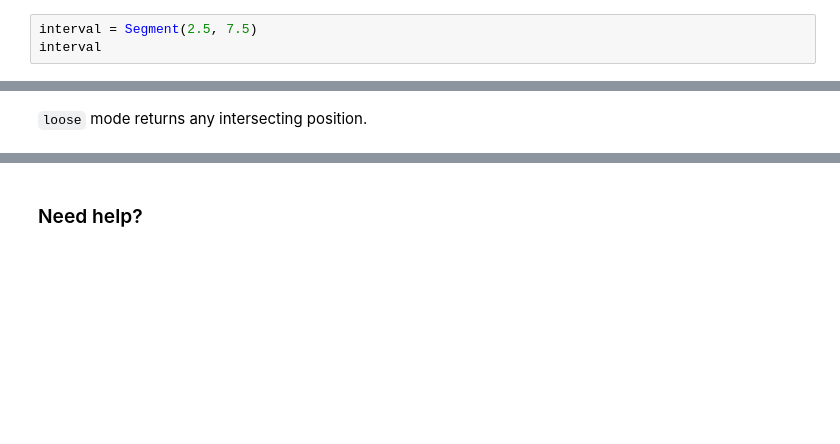
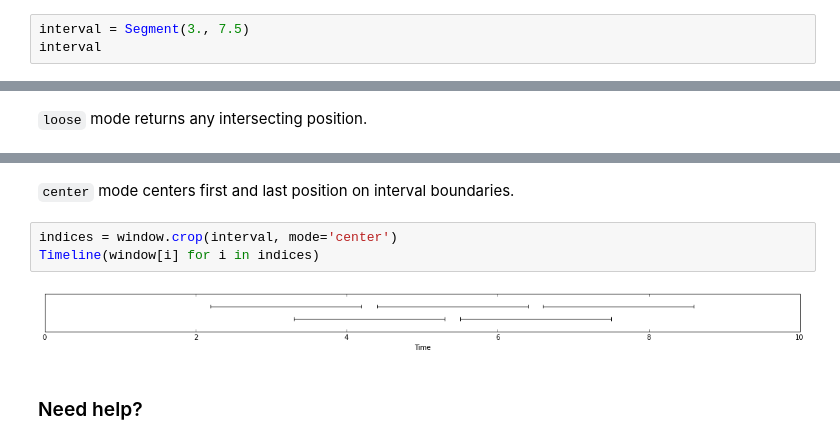
Before and after one commit to pyannote/pyannote-core, a Jupyter notebook: doc/pyannote.core.segment.ipynb, the cells around one changed output, grey strips where cells are left out. Drawn from its saved outputs; the diff is of its cells as text; blank space fills up the shorter version.

Commit message:
doc: add 'center' mode example

```diff
--- a/doc/pyannote.core.segment.ipynb
+++ b/doc/pyannote.core.segment.ipynb
@@ -115,7 +115,7 @@ Timeline(window)
 # %% [markdown]
 Given an interval, `.crop` can be used to return every position of the sliding window within this interval.
 # %%
-interval = Segment(2.5, 7.5)
+interval = Segment(3., 7.5)
 interval
 # %% [output]
 [figure]
@@ -133,6 +133,13 @@ indices = window.crop(segment, mode='loose')
 Timeline(window[i] for i in indices)
 # %% [output]
 [figure]
+# %% [markdown]
+`center` mode centers first and last position on interval boundaries.
+# %%
+indices = window.crop(interval, mode='center')
+Timeline(window[i] for i in indices)
+# %% [output]
+[figure, added]
 # %% [markdown]
 ### Need help?
 # %% [markdown]
```
Also changed, not shown: parts of 2 cells of this notebook.
